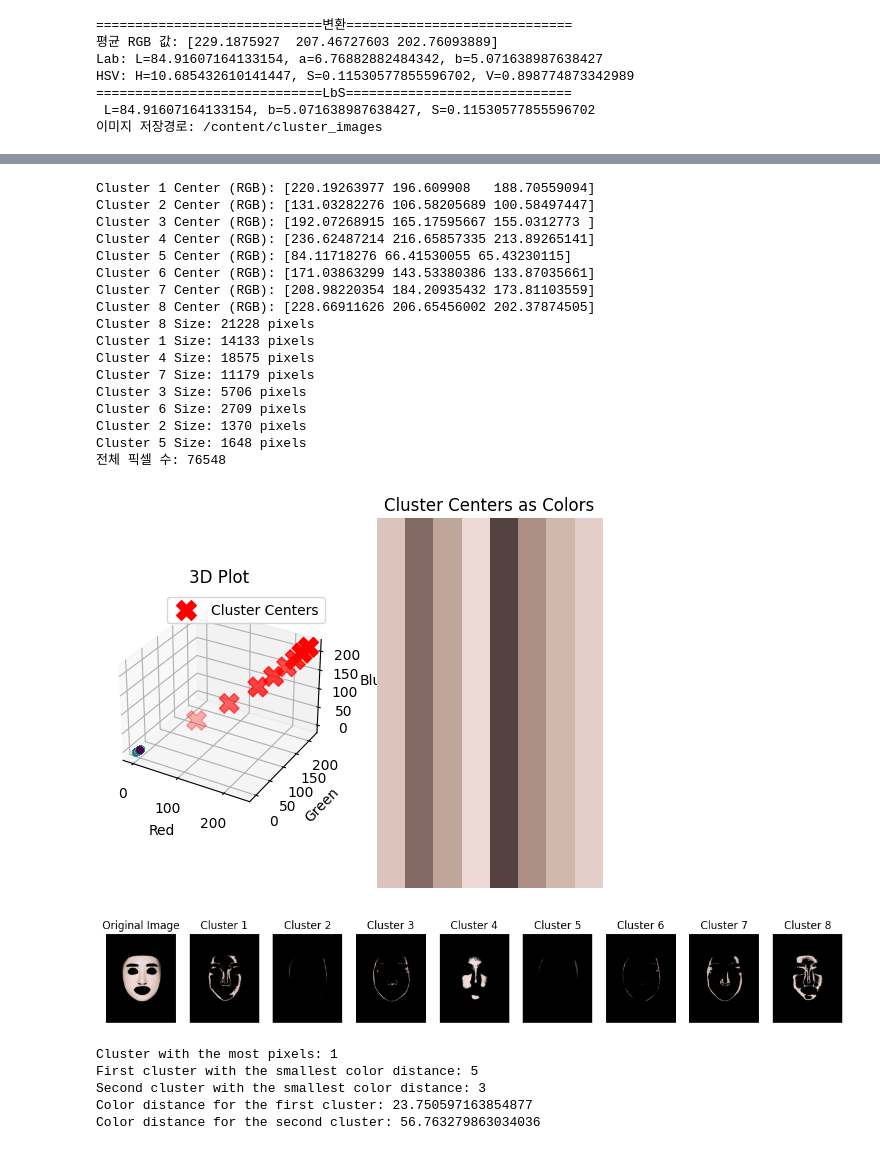
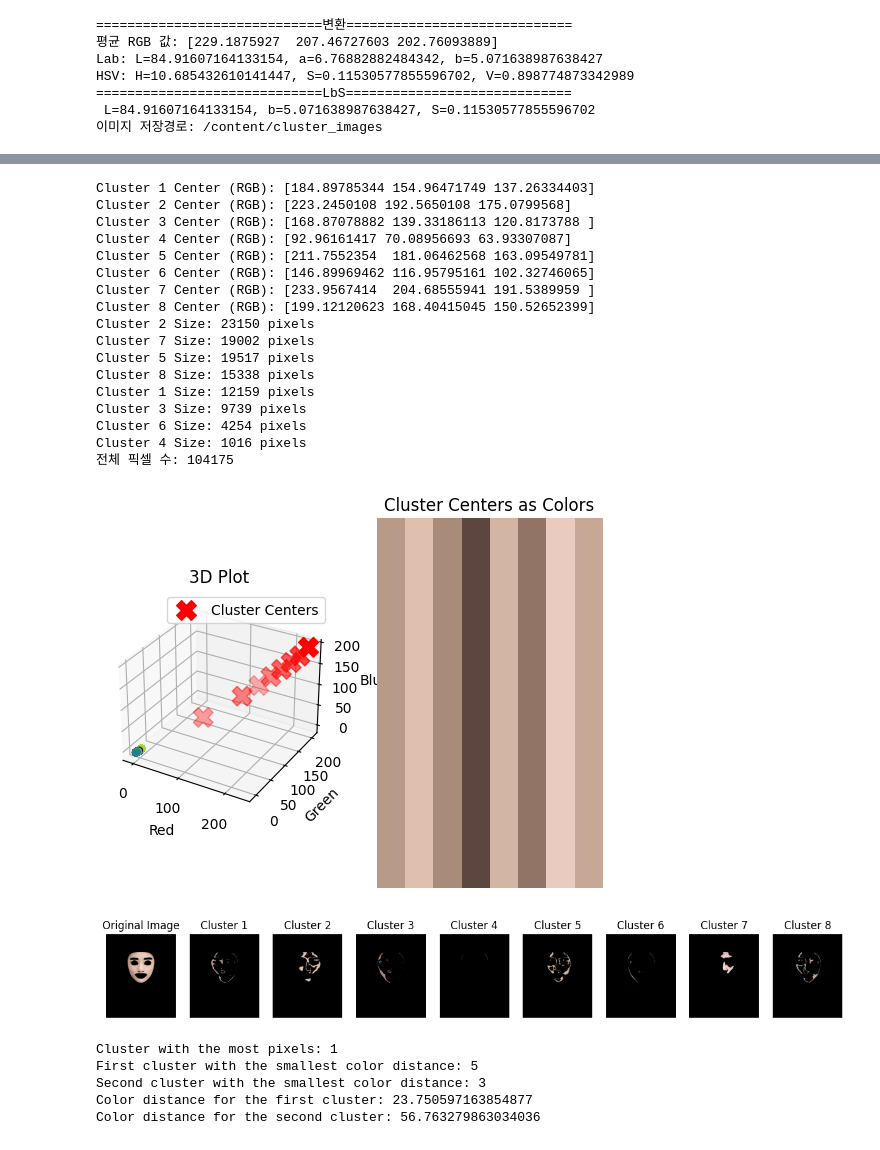
Before and after one commit to suhyun6363/TZA, a Jupyter notebook: sibal_.ipynb, the cells around one changed output, grey strips where cells are left out. Drawn from its saved outputs; the diff is of its cells as text; code cells hidden in the pictures.

```diff
--- a/sibal_.ipynb
+++ b/sibal_.ipynb
@@ -297,7 +339,7 @@ from sklearn.preprocessing import StandardScaler
 import imageio
 
 # 이미지 로드
-image_path = "/content/facemesh.png"
+image_path = "/content/minzi.png"
 face_image = imageio.imread(image_path)
 
 # [0, 0, 0]인 픽셀 제거
@@ -356,52 +398,52 @@ ax2.set_title('Cluster Centers as Colors')
 
 plt.show()
 
 
 # 각 클러스터에 해당하는 이미지 생성 및 출력
 fig, axes = plt.subplots(1, optimal_k + 1, figsize=(15, 3))
 
 # 원본 이미지
 axes[0].imshow(face_image)
 axes[0].axis('off')
 axes[0].set_title('Original Image')
 
 
 for i in range(optimal_k):
     cluster_indices = np.where(optimal_cluster_labels == i)
     cluster_pixels = face_data[cluster_indices]
     cluster_image = np.zeros_like(face_data)
     cluster_image[cluster_indices] = cluster_pixels
 
     # 이미지 재구성
     cluster_image_reshaped = cluster_image.reshape(non_black_pixels.shape)
     result_image = np.zeros_like(face_image)
     result_image[~np.all(face_image == [0, 0, 0], axis=-1)] = cluster_image_reshaped
 
     axes[i + 1].imshow(result_image)
     axes[i + 1].axis('off')
     axes[i + 1].set_title(f'Cluster {i + 1}')
 
 plt.show()
 # %% [output]
-Cluster 1 Center (RGB): [220.19263977 196.609908   188.70559094]
-Cluster 2 Center (RGB): [131.03282276 106.58205689 100.58497447]
-Cluster 3 Center (RGB): [192.07268915 165.17595667 155.0312773 ]
-Cluster 4 Center (RGB): [236.62487214 216.65857335 213.89265141]
-Cluster 5 Center (RGB): [84.11718276 66.41530055 65.43230115]
-Cluster 6 Center (RGB): [171.03863299 143.53380386 133.87035661]
-Cluster 7 Center (RGB): [208.98220354 184.20935432 173.81103559]
-Cluster 8 Center (RGB): [228.66911626 206.65456002 202.37874505]
-Cluster 8 Size: 21228 pixels
-Cluster 1 Size: 14133 pixels
-Cluster 4 Size: 18575 pixels
-Cluster 7 Size: 11179 pixels
-Cluster 3 Size: 5706 pixels
-Cluster 6 Size: 2709 pixels
-Cluster 2 Size: 1370 pixels
-Cluster 5 Size: 1648 pixels
-전체 픽셀 수: 76548
+Cluster 1 Center (RGB): [184.89785344 154.96471749 137.26334403]
+Cluster 2 Center (RGB): [223.2450108 192.5650108 175.0799568]
+Cluster 3 Center (RGB): [168.87078882 139.33186113 120.8173788 ]
+Cluster 4 Center (RGB): [92.96161417 70.08956693 63.93307087]
+Cluster 5 Center (RGB): [211.7552354  181.06462568 163.09549781]
+Cluster 6 Center (RGB): [146.89969462 116.95795161 102.32746065]
+Cluster 7 Center (RGB): [233.9567414  204.68555941 191.5389959 ]
+Cluster 8 Center (RGB): [199.12120623 168.40415045 150.52652399]
+Cluster 2 Size: 23150 pixels
+Cluster 7 Size: 19002 pixels
+Cluster 5 Size: 19517 pixels
+Cluster 8 Size: 15338 pixels
+Cluster 1 Size: 12159 pixels
+Cluster 3 Size: 9739 pixels
+Cluster 6 Size: 4254 pixels
+Cluster 4 Size: 1016 pixels
+전체 픽셀 수: 104175
-[figure, old version]
+[figure, new version]
-[figure, old version]
+[figure, new version]
 # %%
 from scipy.spatial import distance
 
```
Also changed, not shown: parts of 1 cell of this notebook.
